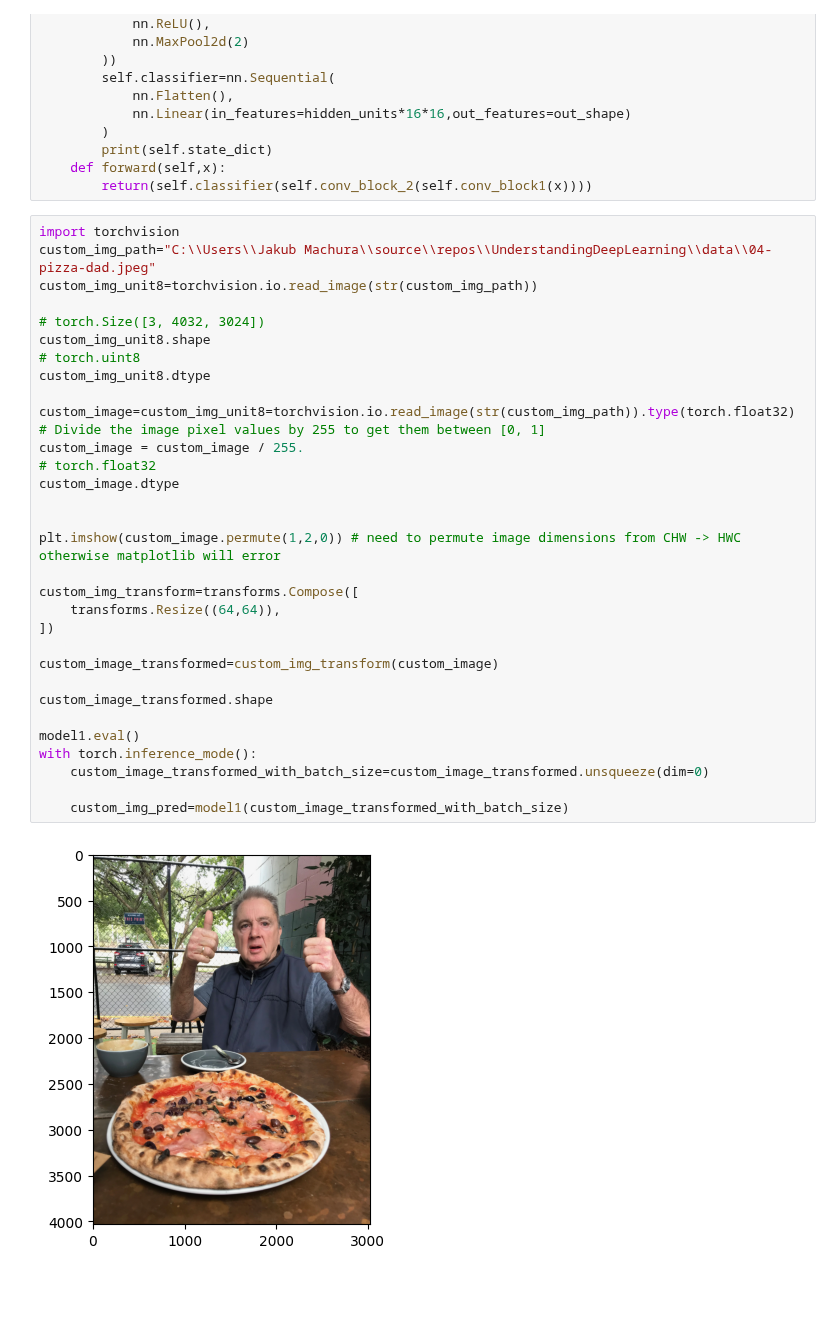
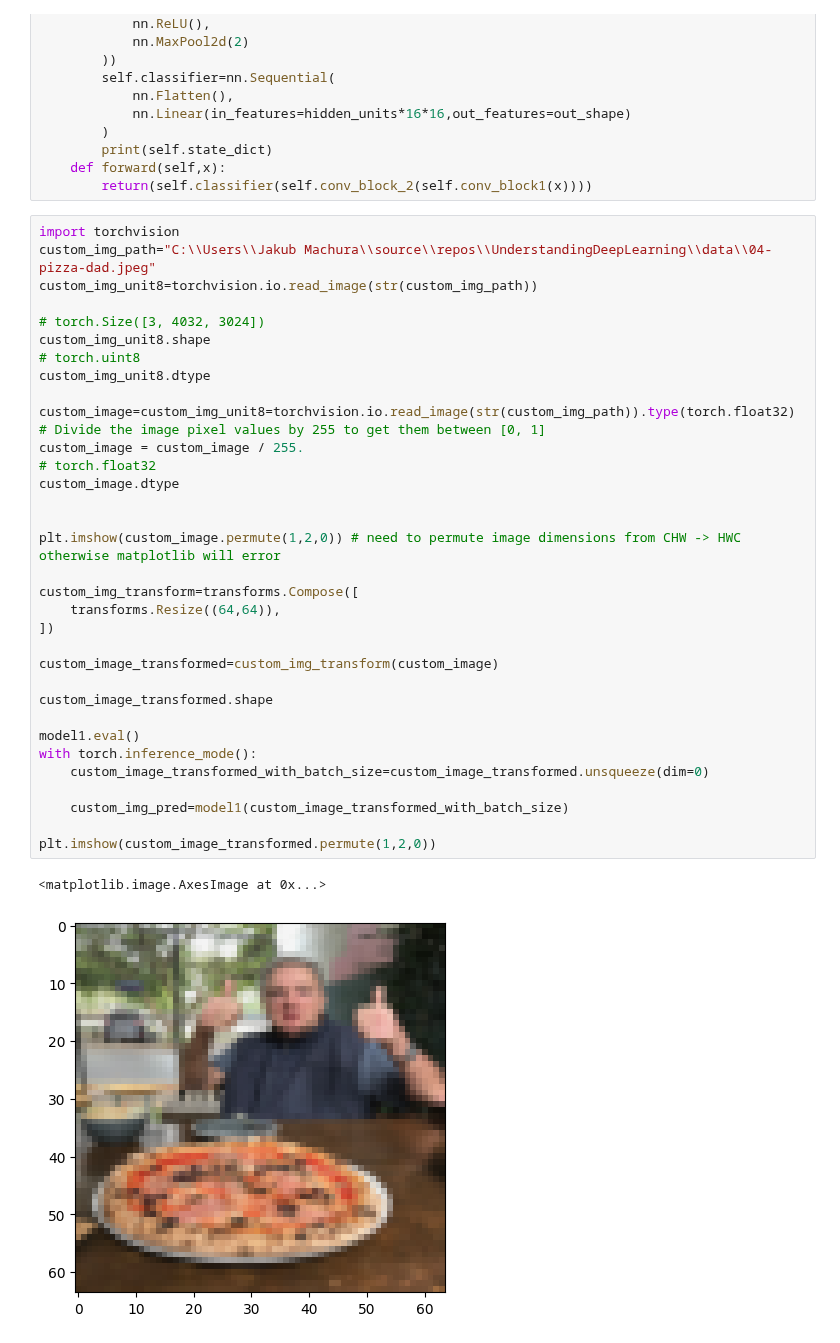
Before and after one commit to Machmurka/UnderstandingDeepLearning, a Jupyter notebook: Learn PyTorch for Deep Learning/TestingJupyter.ipynb, the cells around one changed output. Cells and saved outputs as stored; diff of their text form; blank space fills up the shorter version.

Commit message:
Fix transform img

```diff
--- a/Learn PyTorch for Deep Learning/TestingJupyter.ipynb
+++ b/Learn PyTorch for Deep Learning/TestingJupyter.ipynb
@@ -539,31 +539,34 @@ custom_img_path="C:\\Users\\Jakub Machura\\source\\repos\\UnderstandingDeepLearn
 custom_img_unit8=torchvision.io.read_image(str(custom_img_path))
 
 # torch.Size([3, 4032, 3024])
 custom_img_unit8.shape
 # torch.uint8
 custom_img_unit8.dtype
 
 custom_image=custom_img_unit8=torchvision.io.read_image(str(custom_img_path)).type(torch.float32)
 # Divide the image pixel values by 255 to get them between [0, 1]
 custom_image = custom_image / 255.
 # torch.float32
 custom_image.dtype
 
 
 plt.imshow(custom_image.permute(1,2,0)) # need to permute image dimensions from CHW -> HWC otherwise matplotlib will error
 
 custom_img_transform=transforms.Compose([
     transforms.Resize((64,64)),
 ])
 
 custom_image_transformed=custom_img_transform(custom_image)
 
 custom_image_transformed.shape
 
 model1.eval()
 with torch.inference_mode():
     custom_image_transformed_with_batch_size=custom_image_transformed.unsqueeze(dim=0)
 
     custom_img_pred=model1(custom_image_transformed_with_batch_size)
+
+plt.imshow(custom_image_transformed.permute(1,2,0))
 # %% [output]
+<matplotlib.image.AxesImage at 0x...>
-[figure, old version]
+[figure, new version]
```
